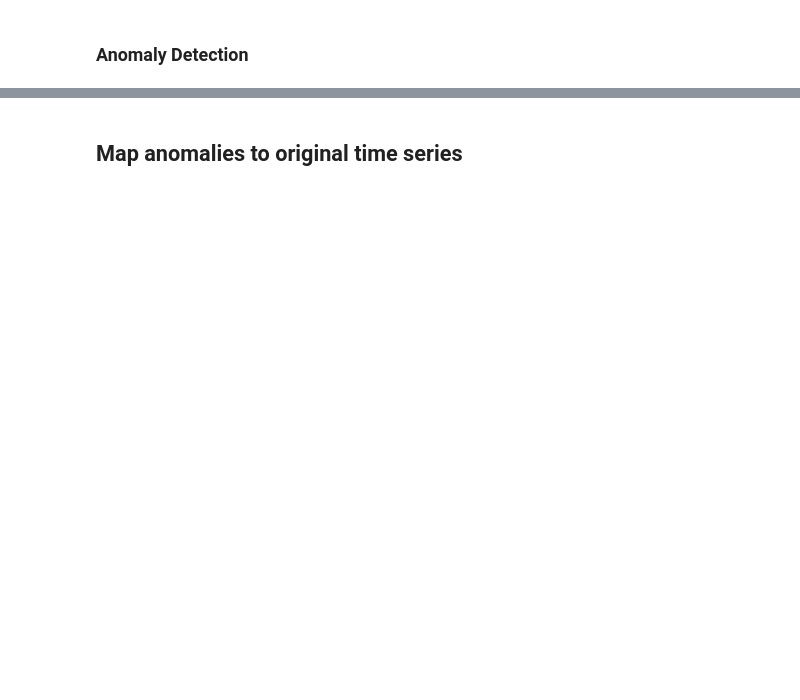
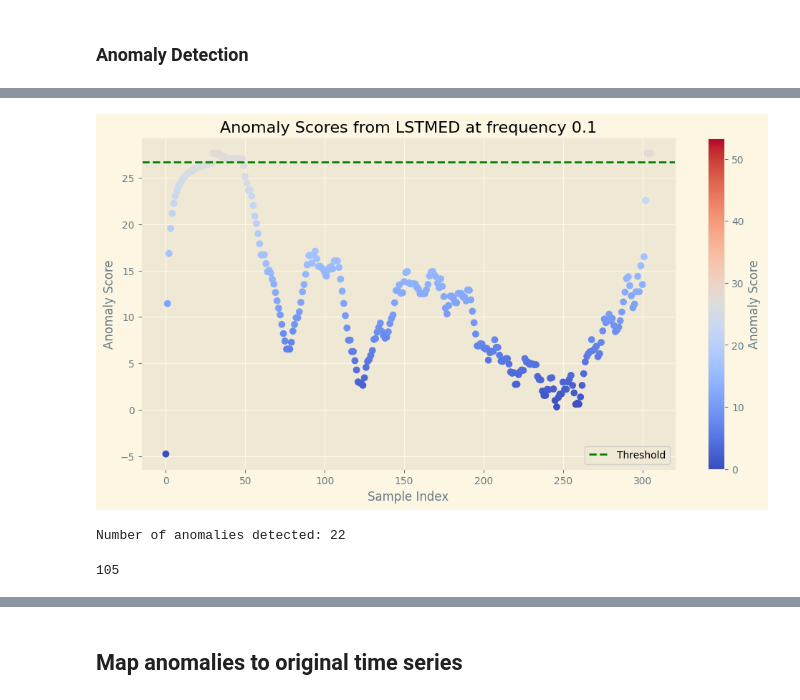
Before and after one commit to Anatr1/timeseries-anomaly-detection, a Jupyter notebook: src/test_dagmm.ipynb, the cells around one changed output, grey strips where cells are left out. Saved outputs shown, nothing was run; the diff lists cells and outputs as text; code cells hidden in the pictures; blank space fills up the shorter version.

```diff
--- a/src/test_dagmm.ipynb
+++ b/src/test_dagmm.ipynb
@@ -252,0 +211,9 @@ weighted avg       0.96      0.98      0.97       306
+# %%
+anomalies_detected = plot_anomalies(anomaly_scores, freq, threshold_2)
+# %% [output]
+[figure, added]
+Number of anomalies detected: 22
+# %%
+np.count_nonzero(y_test_collision)
+# %% [output]
+105
```
Also changed, not shown: parts of 18 cells of this notebook, 6 other files.
